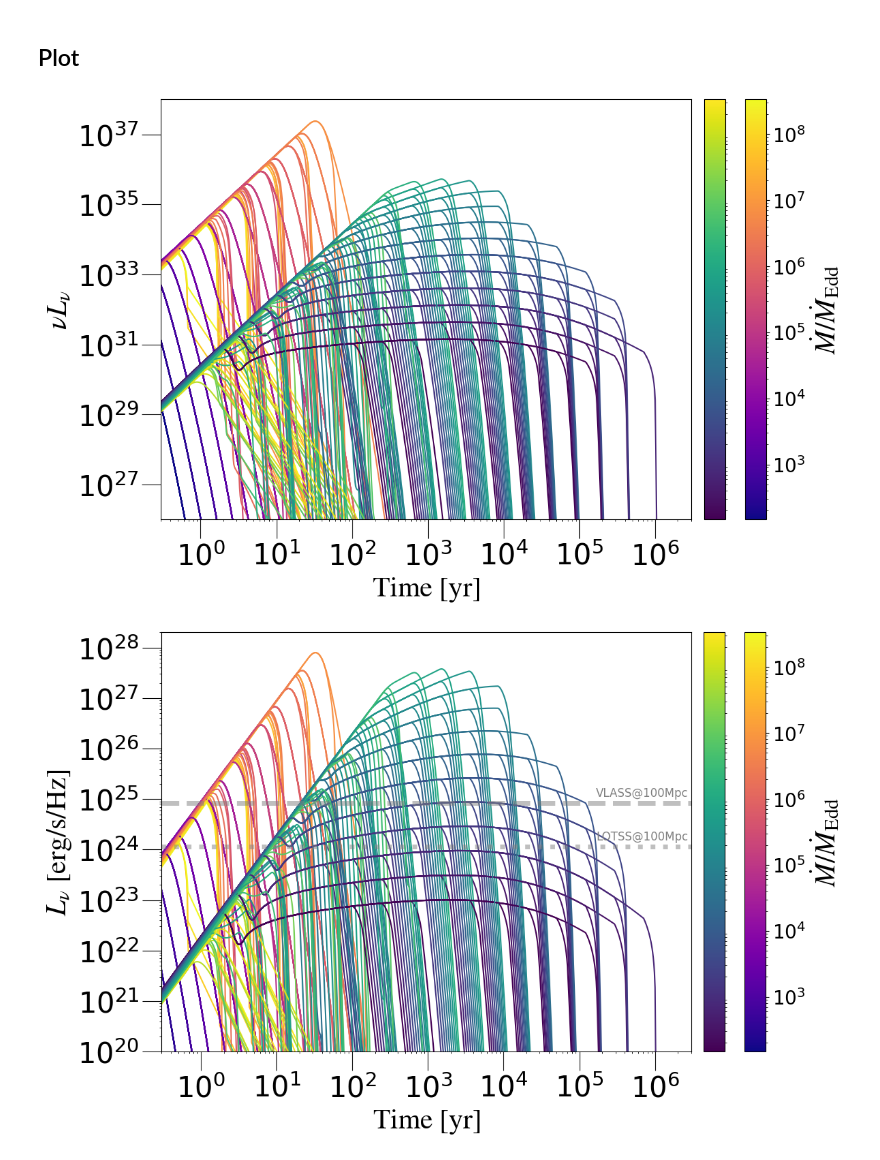
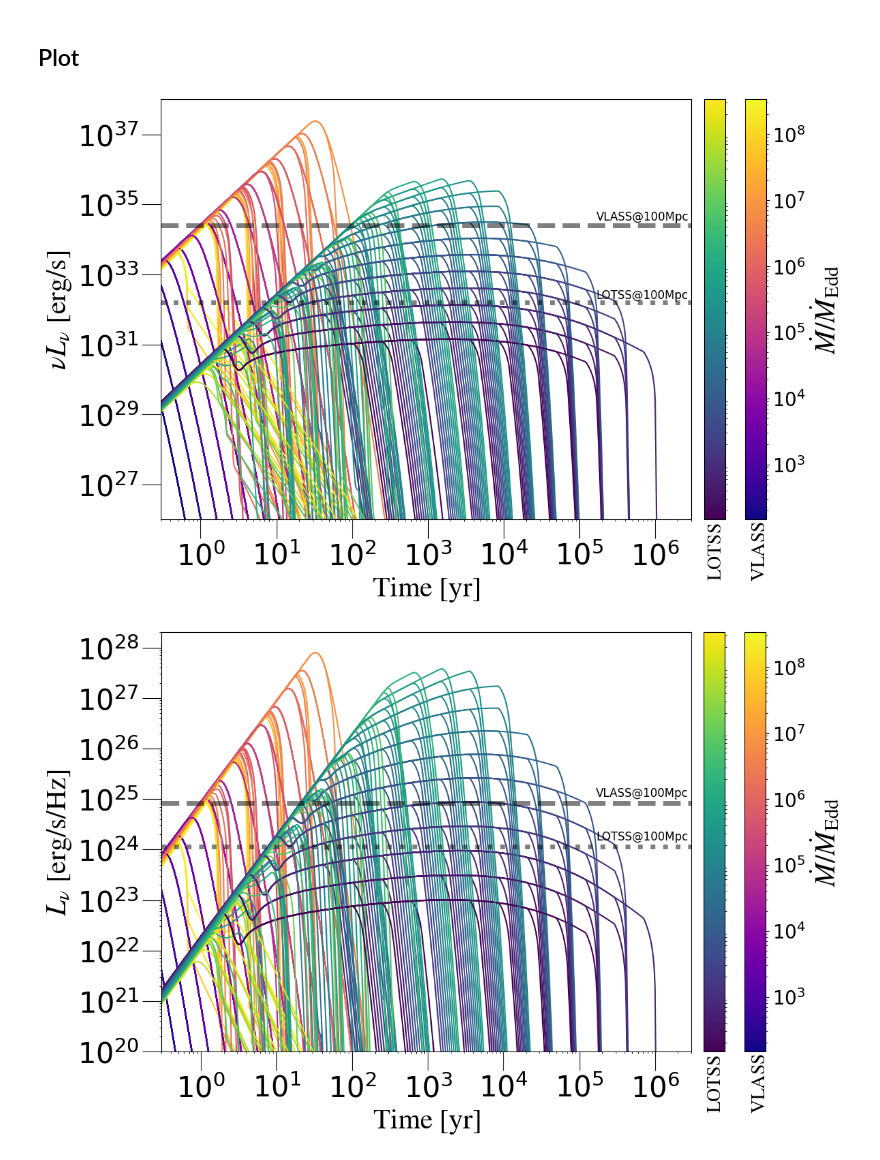
Before and after one commit to KohkiUno/hypernebula_analysis, a Jupyter notebook: lc.ipynb, the cells around one changed output. Drawn from its saved outputs; the diff is of its cells as text; code cells hidden in the pictures.

```diff
--- a/lc.ipynb
+++ b/lc.ipynb
@@ -68,6 +48,10 @@ plt.rc('font', size=MEDIUM_SIZE)          # controls default text sizes
 plt.rc('legend', fontsize=SMALL_SIZE)    # legend fontsize
 
 color_list = ['black', 'grey', '#4FC1E8', '#ed6c55', '#A0D568', '#FFCE54', '#6e6e6e']
+# %%
+save_dir = './figures/lc/'
+if not os.path.exists(save_dir):
+    os.makedirs(save_dir)
 # %% [markdown]
 ## Constant Parameters
 # %%
@@ -267,3 +245,12 @@ lc_table_025_01 = read_lc(dir_path_025_01)
+# %%
+dir_path_01_01 = './models/003_01_01_01_01/'
+lc_table_01_01 = read_lc(dir_path_01_01)
+
+dir_path_025_01 = './models/003_025_01_01_01/'
+lc_table_025_01 = read_lc(dir_path_025_01)
+
+# dir_path_025_025 = './models/003_025_025_01_01/'
+# lc_table_025_025 = read_lc(dir_path_025_025)
 # %% [markdown]
 ## Plot
 # %%
@@ -284,36 +271,49 @@ lines2 = []
 for i in range(len(lc_table_01_01)):
     line, =ax.plot(t[t <= 100*lc_table_01_01[i]['t_active']], smooth(lc_table_01_01[i]['lotss']),
                     color=cmap2(norm(color_values[i])))
     lines2.append(line)
 
 sm1 = plt.cm.ScalarMappable(cmap=cmap1, norm=norm)
 sm1.set_array([])
 cbar1 = plt.colorbar(sm1, ax=ax, pad=-0.08)
 cbar1.ax.tick_params(labelsize=20)
 cbar1.set_label(label=r'$\dot{M}/\dot{M}_{\mathrm{Edd}}$', fontsize=30)
 
 sm2 = plt.cm.ScalarMappable(cmap=cmap2, norm=norm)
 sm2.set_array([])
 cbar2 = plt.colorbar(sm2, ax=ax, pad=0.02)
 cbar2.set_ticks([])
 
+Lnu_100Mpc_vlass = 4*np.pi*(100*Mpc)**2*fnu_vlass
+Lnu_100Mpc_lotss = 4*np.pi*(100*Mpc)**2*fnu_lotss
+
+plt.axhline(nu_vlass*Lnu_100Mpc_vlass, color='black', ls='dashed', lw=5, alpha=0.5)
+ax.text(ax.get_xlim()[1]*0.05, nu_vlass*Lnu_100Mpc_vlass+2e34, 'VLASS@100Mpc', va='center', ha='left', fontsize=12, color='black')
+
+plt.axhline(nu_lotss*Lnu_100Mpc_lotss, color='black', ls='dotted', lw=5, alpha=0.5)
+ax.text(ax.get_xlim()[1]*0.05, nu_lotss*Lnu_100Mpc_lotss+1e32, 'LOTSS@100Mpc', va='center', ha='left', fontsize=12, color='black')
+
+cbar1.ax.text(0.7, -0.075, r'$\mathrm{VLASS}$', va='center', ha='center', fontsize=20, color='black', transform=cbar1.ax.transAxes, rotation=90)
+cbar2.ax.text(0.55, -0.075, r'$\mathrm{LOTSS}$', va='center', ha='center', fontsize=20, color='black', transform=cbar2.ax.transAxes, rotation=90)
+
+
 ax.tick_params(axis='both', which='major', labelsize=20, size=20)
 plt.xticks(fontsize=30)
 plt.yticks(fontsize=30)
 plt.locator_params(axis='y', nbins=6)
 
 plt.xscale('log')
 plt.yscale('log')
 
 plt.xlim([3e-1, 3e6])
 plt.ylim([1e26, 1e38])
 
 plt.xlabel(r'$\mathrm{Time \ [yr]}$', fontsize = 30)
-plt.ylabel(r'$\nu L_{\nu}$', fontsize = 30)
-plt.savefig('./figures/nuLnu_01_01_comp.pdf', bbox_inches='tight', pad_inches=0.1)
+plt.ylabel(r'$\nu L_{\nu} \ \mathrm{[erg/s]}$', fontsize = 30)
+plt.savefig(save_dir+'nuLnu_01_01_comp.pdf', bbox_inches='tight', pad_inches=0.1)
 plt.show()
 # %% [output]
-[figure, old version]
+[figure, new version]
 # %%
 fig, ax = plt.subplots(figsize = (13,8))
 
@@ -348,13 +348,14 @@ cbar2.set_ticks([])
 Lnu_100Mpc_vlass = 4*np.pi*(100*Mpc)**2*fnu_vlass
 Lnu_100Mpc_lotss = 4*np.pi*(100*Mpc)**2*fnu_lotss
 
-plt.axhline(Lnu_100Mpc_vlass, color='gray', ls='dashed', lw=5, alpha=0.5)
-ax.text(ax.get_xlim()[1]*0.05, Lnu_100Mpc_vlass+0.5e25, 'VLASS@100Mpc', va='center', ha='left', fontsize=12, color='gray')
+plt.axhline(Lnu_100Mpc_vlass, color='black', ls='dashed', lw=5, alpha=0.5)
+ax.text(ax.get_xlim()[1]*0.05, Lnu_100Mpc_vlass+0.5e25, 'VLASS@100Mpc', va='center', ha='left', fontsize=12, color='black')
 
+plt.axhline(Lnu_100Mpc_lotss, color='black', ls='dotted', lw=5, alpha=0.5)
+ax.text(ax.get_xlim()[1]*0.05, Lnu_100Mpc_lotss+0.7e24, 'LOTSS@100Mpc', va='center', ha='left', fontsize=12, color='black')
 
-plt.axhline(Lnu_100Mpc_lotss, color='gray', ls='dotted', lw=5, alpha=0.5)
-ax.text(ax.get_xlim()[1]*0.05, Lnu_100Mpc_lotss+0.7e24, 'LOTSS@100Mpc', va='center', ha='left', fontsize=12, color='gray')
-
+cbar1.ax.text(0.7, -0.075, r'$\mathrm{VLASS}$', va='center', ha='center', fontsize=20, color='black', transform=cbar1.ax.transAxes, rotation=90)
+cbar2.ax.text(0.55, -0.075, r'$\mathrm{LOTSS}$', va='center', ha='center', fontsize=20, color='black', transform=cbar2.ax.transAxes, rotation=90)
 
 ax.tick_params(axis='both', which='major', labelsize=20, size=20)
 plt.xticks(fontsize=30)
@@ -369,10 +370,10 @@ plt.ylim([1.0e20, 2e28])
 
 plt.xlabel(r'$\mathrm{Time \ [yr]}$', fontsize = 30)
 plt.ylabel(r'$L_{\nu} \ \mathrm{[erg/s/Hz]}$', fontsize = 30)
-plt.savefig('./figures/Lnu_01_01_comp.pdf', bbox_inches='tight', pad_inches=0.1)
+plt.savefig(save_dir+'Lnu_01_01_comp.pdf', bbox_inches='tight', pad_inches=0.1)
 plt.show()
 # %% [output]
-[figure, old version]
+[figure, new version]
 # %%
 fig, ax = plt.subplots(figsize = (13,8))
 
```
Also changed, not shown: parts of 6 cells of this notebook, 5 other files.
